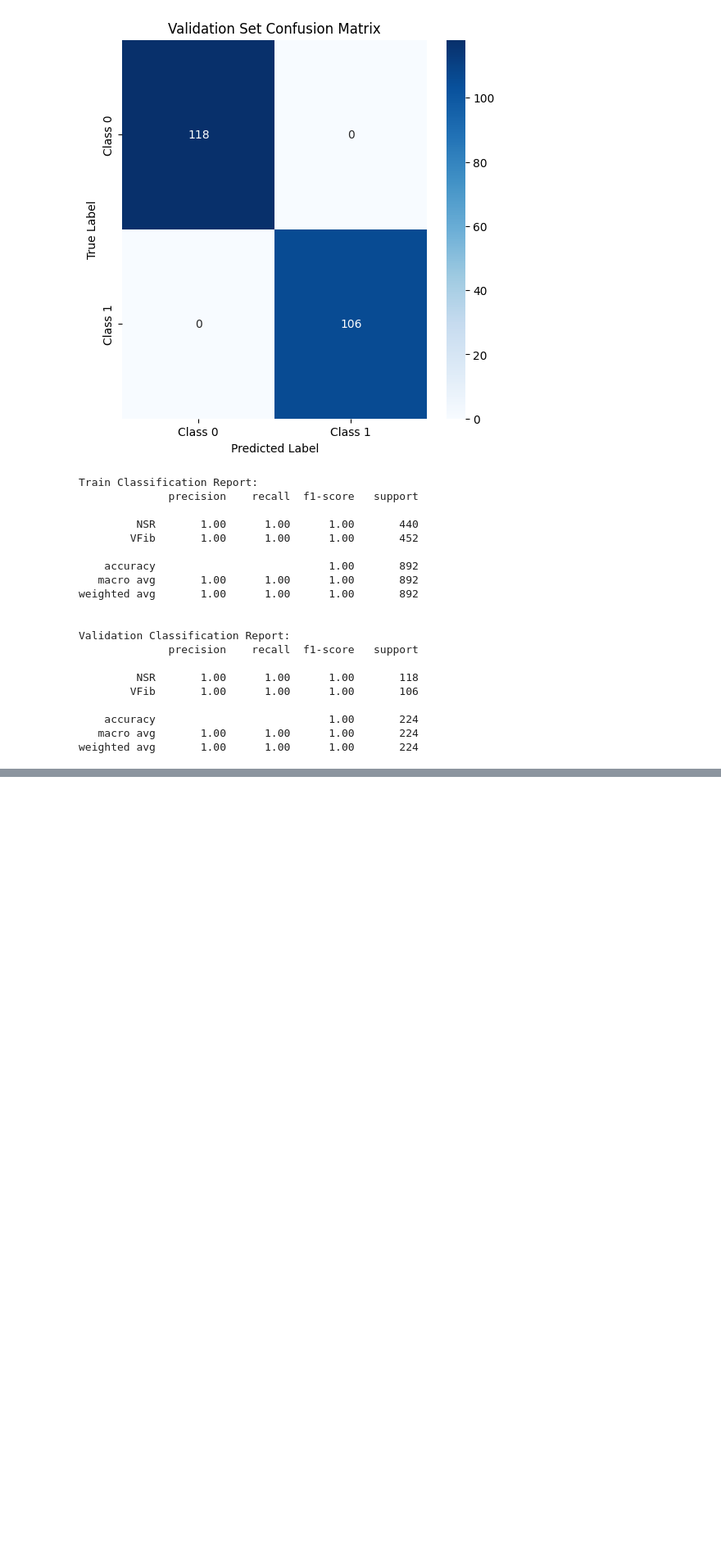
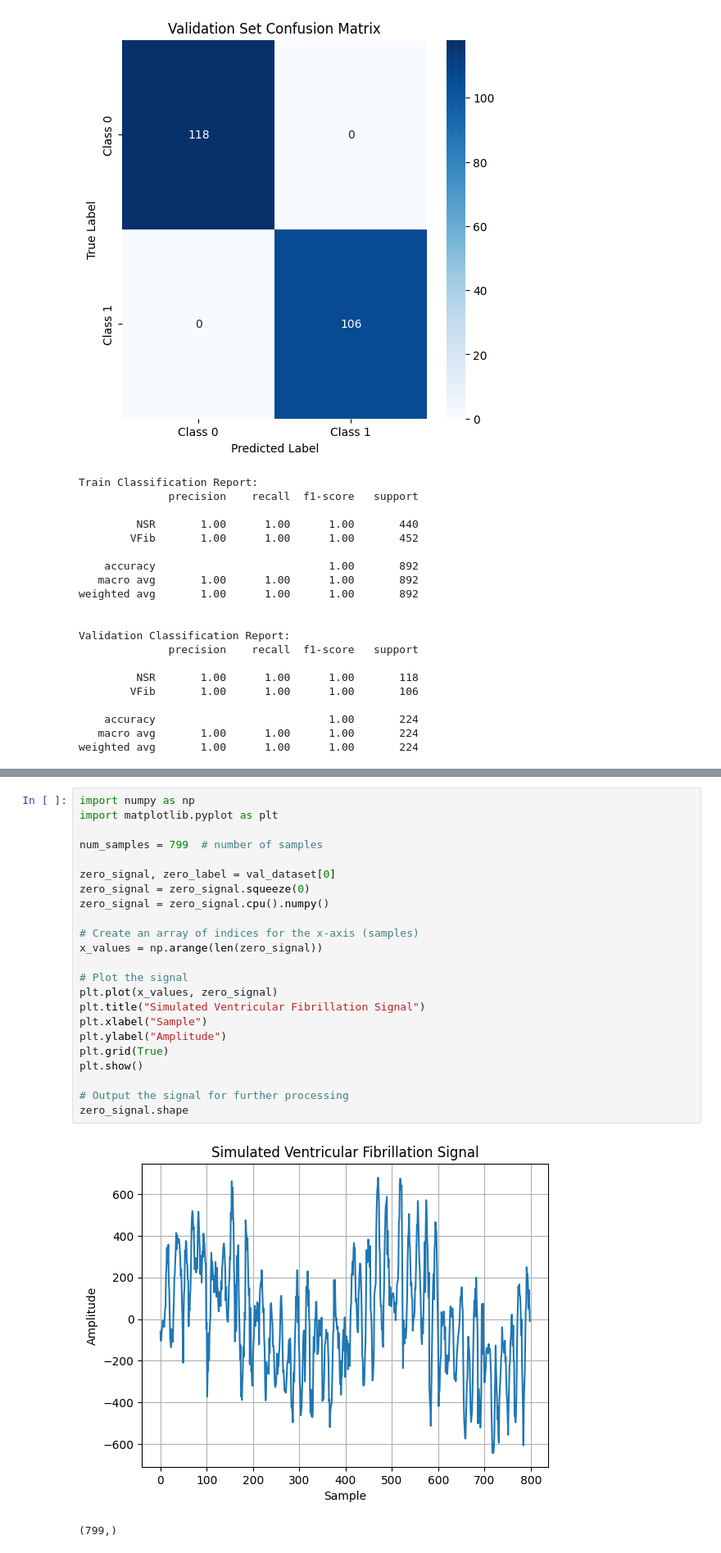
Before and after one commit to ntvinh2005/CSSALT-waveform-classify-model, a Jupyter notebook: exp2.ipynb, the cells around one changed output, grey strips where cells are left out. Shown at 82% size. Cells and saved outputs as stored; diff of their text form; blank space fills up the shorter version.

```diff
--- a/exp2.ipynb
+++ b/exp2.ipynb
@@ -481,0 +600,26 @@ Label: 1, Probability: 0.999430239200592
+# %%
+import numpy as np
+import matplotlib.pyplot as plt
+
+num_samples = 799  # number of samples
+
+zero_signal, zero_label = val_dataset[0]
+zero_signal = zero_signal.squeeze(0)
+zero_signal = zero_signal.cpu().numpy()
+
+# Create an array of indices for the x-axis (samples)
+x_values = np.arange(len(zero_signal))
+
+# Plot the signal
+plt.plot(x_values, zero_signal)
+plt.title("Simulated Ventricular Fibrillation Signal")
+plt.xlabel("Sample")
+plt.ylabel("Amplitude")
+plt.grid(True)
+plt.show()
+
+# Output the signal for further processing
+zero_signal.shape
+# %% [output]
+[figure, added]
+(799,)
```
Also changed, not shown: parts of 9 cells of this notebook.
